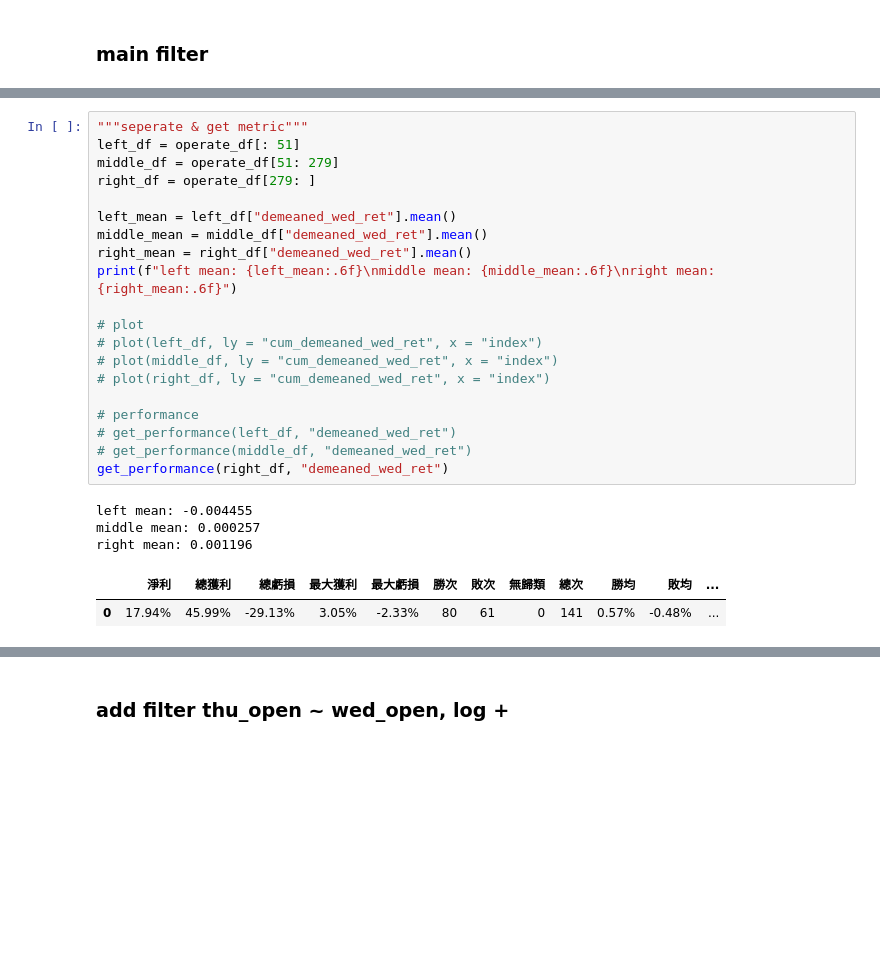
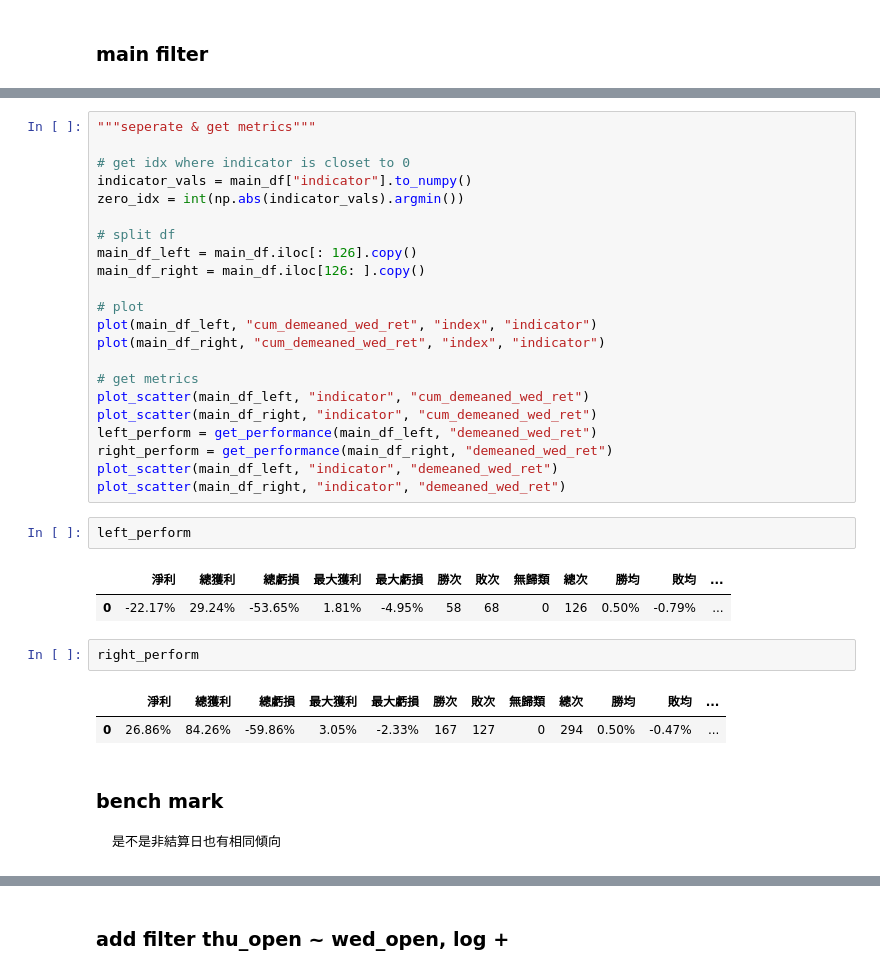
Before and after one commit to Xin95172/JimQuant, a Jupyter notebook: 台指期週趨勢影響開盤/main.ipynb, the cells around one changed output, grey strips where cells are left out. Saved outputs shown, nothing was run; the diff lists cells and outputs as text; blank space fills up the shorter version.

```diff
--- a/台指期週趨勢影響開盤/main.ipynb
+++ b/台指期週趨勢影響開盤/main.ipynb
@@ -1622,26 +1790,35 @@ plot(operate_df, ly = "cum_demeaned_wed_ret", x = "index", ry = "gap", point_pct
 # %%
-"""seperate & get metric"""
-left_df = operate_df[: 51]
-middle_df = operate_df[51: 279]
-right_df = operate_df[279: ]
+"""seperate & get metrics"""
 
-left_mean = left_df["demeaned_wed_ret"].mean()
-middle_mean = middle_df["demeaned_wed_ret"].mean()
-right_mean = right_df["demeaned_wed_ret"].mean()
-print(f"left mean: {left_mean:.6f}\nmiddle mean: {middle_mean:.6f}\nright mean: {right_mean:.6f}")
+# get idx where indicator is closet to 0
+indicator_vals = main_df["indicator"].to_numpy()
+zero_idx = int(np.abs(indicator_vals).argmin())
+
+# split df
+main_df_left = main_df.iloc[: 126].copy()
+main_df_right = main_df.iloc[126: ].copy()
 
 # plot
-# plot(left_df, ly = "cum_demeaned_wed_ret", x = "index")
-# plot(middle_df, ly = "cum_demeaned_wed_ret", x = "index")
-# plot(right_df, ly = "cum_demeaned_wed_ret", x = "index")
+plot(main_df_left, "cum_demeaned_wed_ret", "index", "indicator")
+plot(main_df_right, "cum_demeaned_wed_ret", "index", "indicator")
 
-# performance
-# get_performance(left_df, "demeaned_wed_ret")
-# get_performance(middle_df, "demeaned_wed_ret")
-get_performance(right_df, "demeaned_wed_ret")
+# get metrics
+plot_scatter(main_df_left, "indicator", "cum_demeaned_wed_ret")
+plot_scatter(main_df_right, "indicator", "cum_demeaned_wed_ret")
+left_perform = get_performance(main_df_left, "demeaned_wed_ret")
+right_perform = get_performance(main_df_right, "demeaned_wed_ret")
+plot_scatter(main_df_left, "indicator", "demeaned_wed_ret")
+plot_scatter(main_df_right, "indicator", "demeaned_wed_ret")
-# %% [output]
-left mean: -0.004455
-middle mean: 0.000257
-right mean: 0.001196
-|  | 淨利 | 總獲利 | 總虧損 | 最大獲利 | 最大虧損 | 勝次 | 敗次 | 無歸類 | 總次 | 勝均 | 敗均 | ... |
-| 0 | 17.94% | 45.99% | -29.13% | 3.05% | -2.33% | 80 | 61 | 0 | 141 | 0.57% | -0.48% | ... |
+# %%
+left_perform
+# %% [output]
+|  | 淨利 | 總獲利 | 總虧損 | 最大獲利 | 最大虧損 | 勝次 | 敗次 | 無歸類 | 總次 | 勝均 | 敗均 | ... |
+| 0 | -22.17% | 29.24% | -53.65% | 1.81% | -4.95% | 58 | 68 | 0 | 126 | 0.50% | -0.79% | ... |
+# %%
+right_perform
+# %% [output]
+|  | 淨利 | 總獲利 | 總虧損 | 最大獲利 | 最大虧損 | 勝次 | 敗次 | 無歸類 | 總次 | 勝均 | 敗均 | ... |
+| 0 | 26.86% | 84.26% | -59.86% | 3.05% | -2.33% | 167 | 127 | 0 | 294 | 0.50% | -0.47% | ... |
+# %% [markdown]
+### bench mark
+    是不是非結算日也有相同傾向
```
Also changed, not shown: parts of 55 cells of this notebook.
